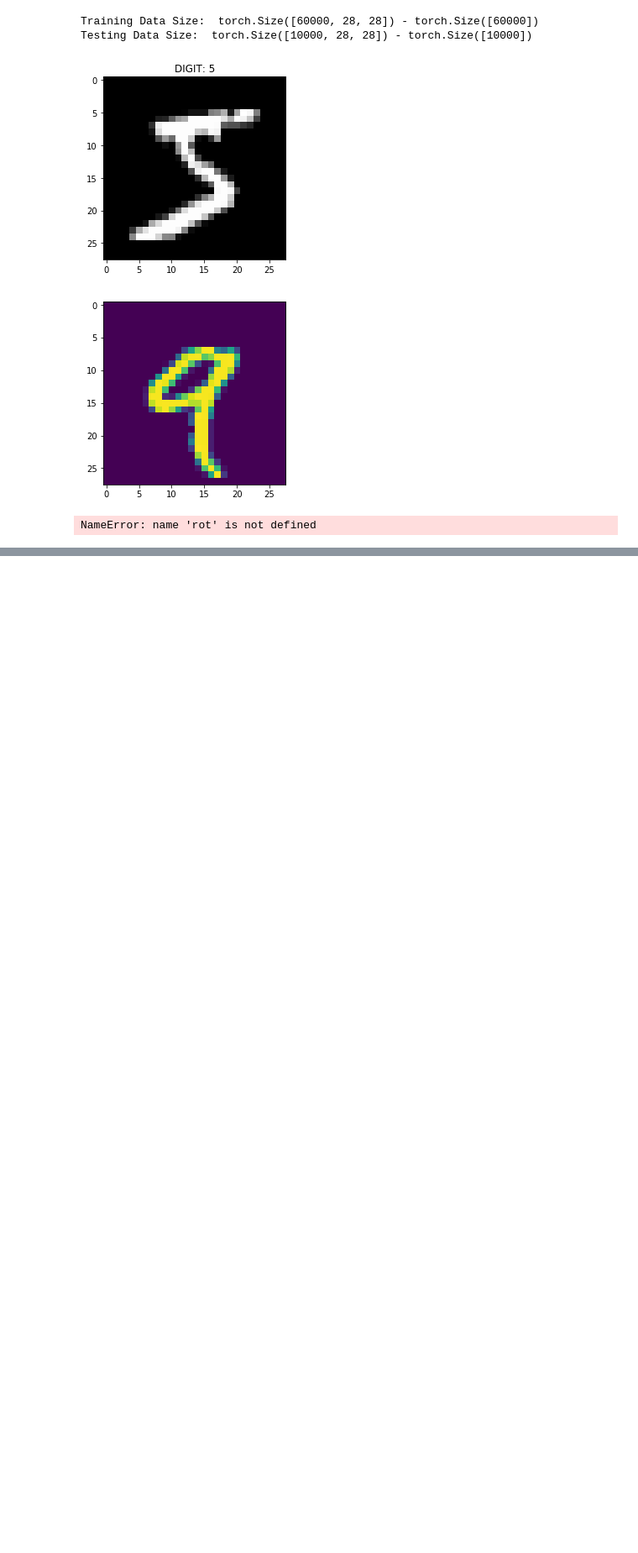
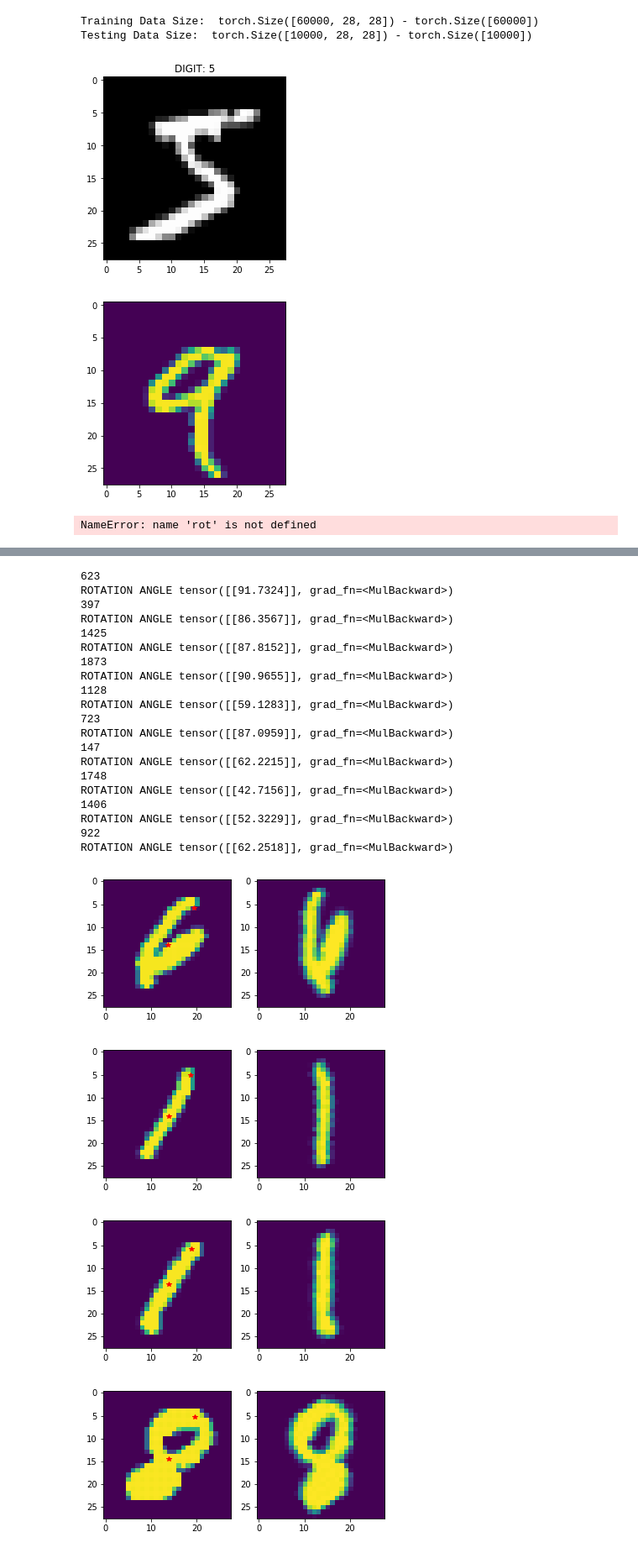
Before and after one commit to rsimmons1/WhiteningNN, a Jupyter notebook: WhiteningNN.ipynb, the cells around one changed output, grey strips where cells are left out. Shown at 84% size. Cells and saved outputs as stored; diff of their text form; code cells hidden in the pictures; blank space fills up the shorter version.

```diff
--- a/WhiteningNN.ipynb
+++ b/WhiteningNN.ipynb
@@ -586,0 +311,70 @@ torch.Size([3, 2, 2])
+# %%
+shape_whitening = ShapeWhitening()
+
+# print(index)
+
+def plot_transform(py_tensor, ax1=None, ax2=None):
+#     py_tensor = py_tensor.clone()
+#     py_tensor = py_tensor.view(28, 28)
+    ax = None
+    if ax1 is None:
+        fig, ax = plt.subplots(1, 2)
+        ax1 = ax[0]
+        ax2 = ax[1]
+    x_batch = py_tensor
+#     print(x_batch.shape)
+    x_batch_transform, (rot, scale, mean_x, mean_y), rotations = shape_whitening(x_batch)
+#     print(rotations)
+#     print(rot, scale, mean_x, mean_y)
+
+    x_batch_transform_numpy = x_batch_transform.view(1, 28, 28).data
+    x_batch_transform_numpy = x_batch_transform_numpy.permute(1, 2, 0)
+    x_batch_transform_numpy = x_batch_transform_numpy.numpy()
+
+    x_batch_numpy = x_batch.view(1, 28, 28).data
+    x_batch_numpy = x_batch_numpy.permute(1, 2, 0)
+    x_batch_numpy = x_batch_numpy.numpy()
+
+
+    ax1.imshow(x_batch_numpy[:, :, 0])
+    ax1.plot(mean_x.data, mean_y.data, 'r*')
+    ax1.plot(mean_x.data+rot[0][0].data*10, x_batch_numpy.data.shape[0] - (mean_y.data+rot.data[0][1]*10), 'r*')
+
+    ax2.imshow(x_batch_transform_numpy[:, :, 0])
+
+    if ax is None:
+        return ax
+
+# plot_transform(x_example.view(1,1,28,28))
+for x in range(10):
+    index = np.random.randint(2000)
+    print(index)
+    x_example = x_train_mnist[index]
+    plot_transform(x_example.view(1,1,28,28))
+# fig, ax = plt.subplots(1)
+# ax.imshow(test_img.view(28,28))
+# %% [output]
+623
+ROTATION ANGLE tensor([[91.7324]], grad_fn=<MulBackward>)
+397
+ROTATION ANGLE tensor([[86.3567]], grad_fn=<MulBackward>)
+1425
+ROTATION ANGLE tensor([[87.8152]], grad_fn=<MulBackward>)
+1873
+ROTATION ANGLE tensor([[90.9655]], grad_fn=<MulBackward>)
+1128
+ROTATION ANGLE tensor([[59.1283]], grad_fn=<MulBackward>)
+723
+ROTATION ANGLE tensor([[87.0959]], grad_fn=<MulBackward>)
+147
+ROTATION ANGLE tensor([[62.2215]], grad_fn=<MulBackward>)
+1748
+ROTATION ANGLE tensor([[42.7156]], grad_fn=<MulBackward>)
+1406
+ROTATION ANGLE tensor([[52.3229]], grad_fn=<MulBackward>)
+922
+ROTATION ANGLE tensor([[62.2518]], grad_fn=<MulBackward>)
+[figure, added]
+[figure, added]
+[figure, added]
+[figure, added]
```
Also changed, not shown: parts of 15 cells of this notebook.
